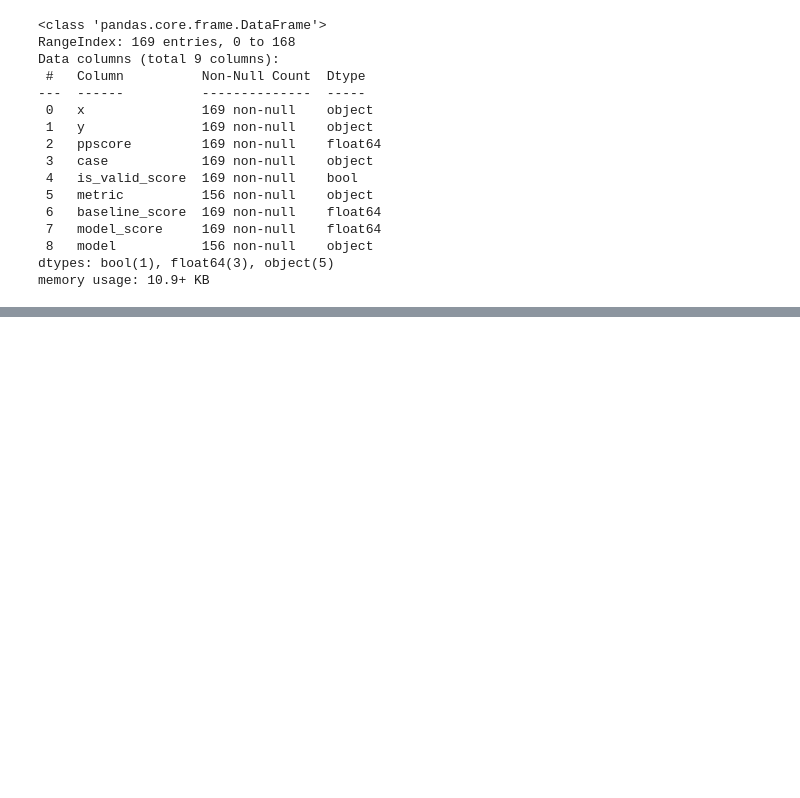
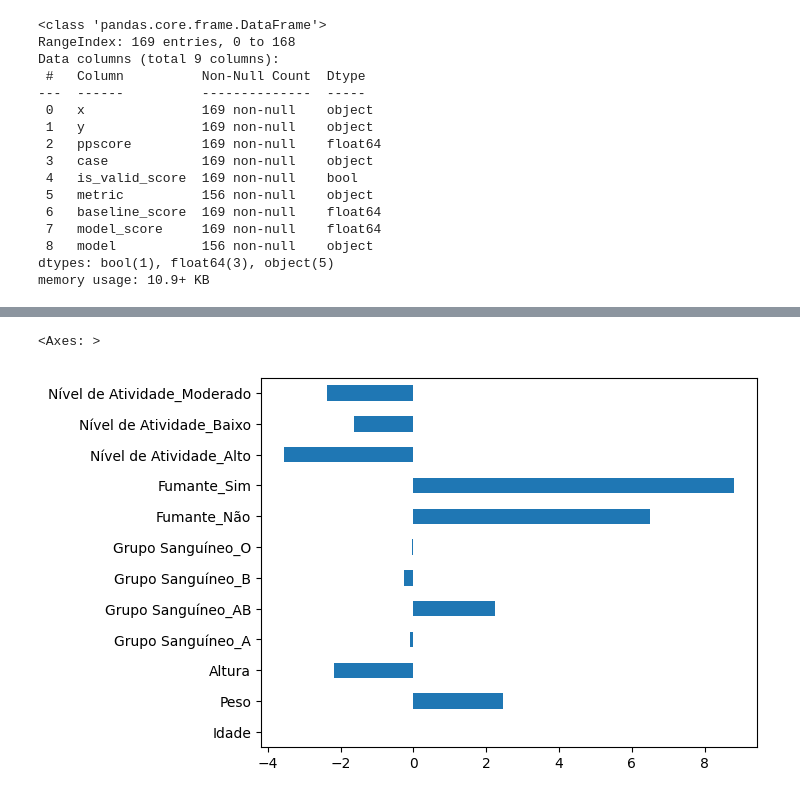
Before and after one commit to brunoramux/alg_supervisionados_complemento, a Jupyter notebook: pps.ipynb, the cells around one changed output, grey strips where cells are left out. Cells and saved outputs as stored; diff of their text form; code cells hidden in the pictures; blank space fills up the shorter version.

```diff
--- a/pps.ipynb
+++ b/pps.ipynb
@@ -47,3 +62,13 @@ df
+# %%
+idade_media = df['Idade'].median()
+idade_media
+peso_medio = df['Peso'].median()
+peso_medio
+altura_media = df['Altura'].median()
+altura_media
+df.fillna(value={'Idade': idade_media}, inplace=True)
+df.fillna(value={'Peso': peso_medio}, inplace=True)
+df.fillna(value={'Altura': altura_media}, inplace=True)
 # %%
 plt.figure(figsize=(12, 10))
 sns.heatmap(data=df.corr(), annot=True, vmax=1, vmin=-1)
@@ -90,0 +119,11 @@ pps_matrix_reg[pps_matrix_reg['x'] == 'Colesterol'].pivot
+# %%
+X = df.drop('Colesterol', axis=1)
+y = df['Colesterol']
+model_reg = LinearRegression()
+model_reg.fit(X, y)
+feat_imp_reg = pd.Series(model_reg.coef_, index=X.columns)
+# %%
+feat_imp_reg.plot(kind='barh')
+# %% [output]
+<Axes: >
+[figure, added]
```
Also changed, not shown: parts of 3 cells of this notebook, 1 other file.
